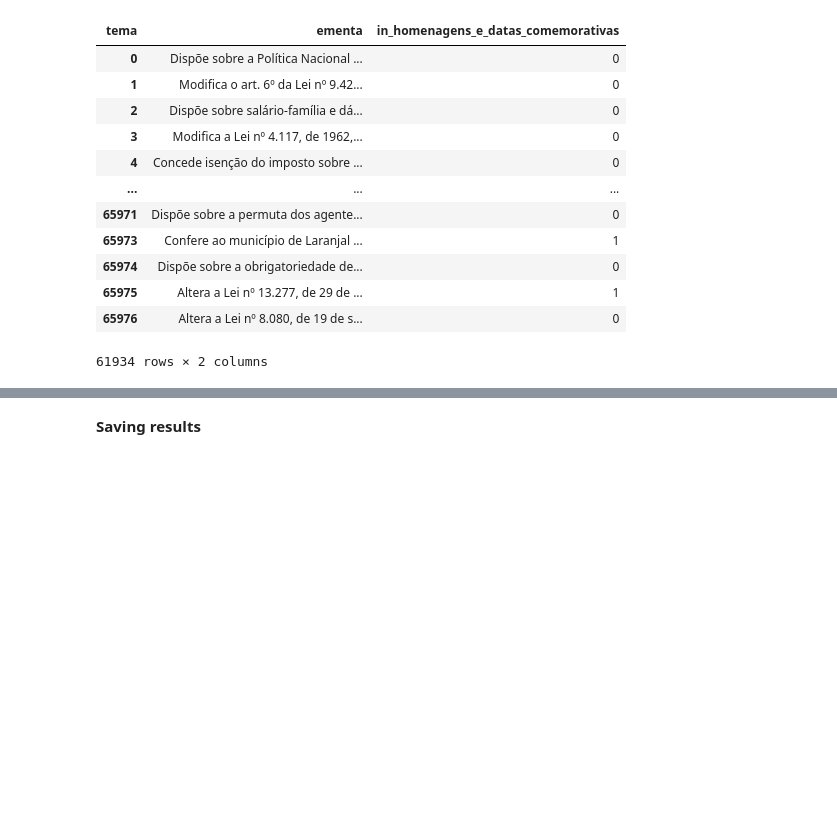
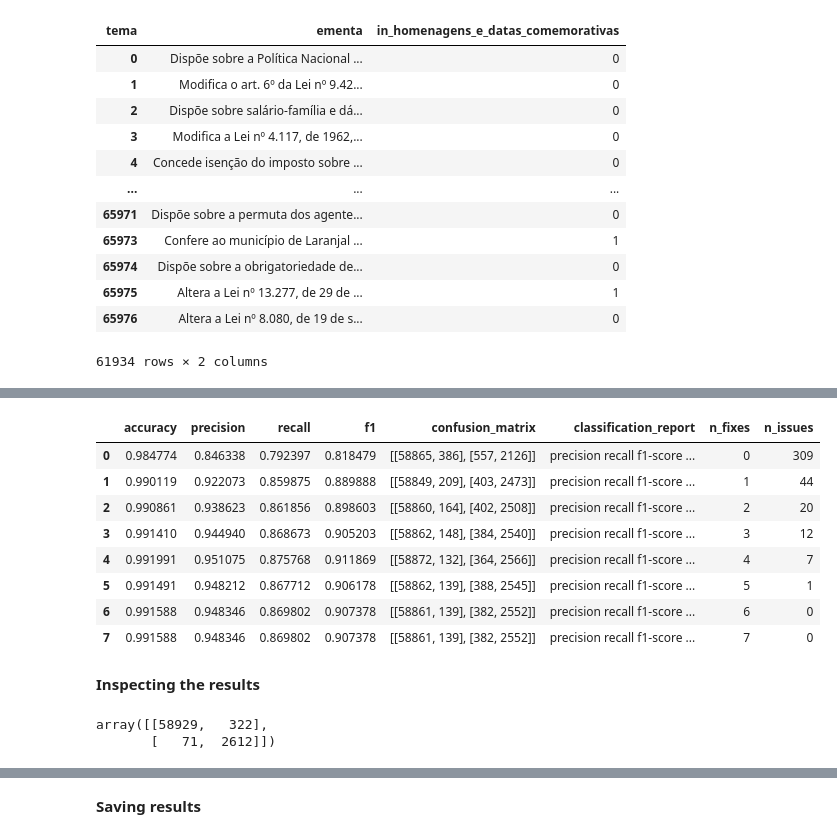
Before and after one commit to jaumpedro214/data-analysis-camara-federal-pls, a Jupyter notebook: experiments/confident_learning/confident_learning.ipynb, the cells around one changed output, grey strips where cells are left out. Cells and saved outputs as stored; diff of their text form; code cells hidden in the pictures; blank space fills up the shorter version.

Commit message:
FEAT: Update labels 8x

```diff
--- a/experiments/confident_learning/confident_learning.ipynb
+++ b/experiments/confident_learning/confident_learning.ipynb
@@ -225,7 +225,7 @@ df_pls_theme
 61934 rows × 2 columns
 # %%
 metrics = []
-N_FIXES = 6
+N_FIXES = 8
 df = df_pls_theme.copy()
 df[IN_BINARY_CLASS+'_0'] = df[IN_BINARY_CLASS]
 
@@ -309,0 +322,23 @@ Audit complete. 684 issues found in the dataset.
+# %%
+df_metrics_results = pd.DataFrame(metrics)
+df_metrics_results
+# %% [output]
+|  | accuracy | precision | recall | f1 | confusion_matrix | classification_report | n_fixes | n_issues |
+| 0 | 0.984774 | 0.846338 | 0.792397 | 0.818479 | [[58865, 386], [557, 2126]] | precision recall f1-score ... | 0 | 309 |
+| 1 | 0.990119 | 0.922073 | 0.859875 | 0.889888 | [[58849, 209], [403, 2473]] | precision recall f1-score ... | 1 | 44 |
+| 2 | 0.990861 | 0.938623 | 0.861856 | 0.898603 | [[58860, 164], [402, 2508]] | precision recall f1-score ... | 2 | 20 |
+| 3 | 0.991410 | 0.944940 | 0.868673 | 0.905203 | [[58862, 148], [384, 2540]] | precision recall f1-score ... | 3 | 12 |
+| 4 | 0.991991 | 0.951075 | 0.875768 | 0.911869 | [[58872, 132], [364, 2566]] | precision recall f1-score ... | 4 | 7 |
+| 5 | 0.991491 | 0.948212 | 0.867712 | 0.906178 | [[58862, 139], [388, 2545]] | precision recall f1-score ... | 5 | 1 |
+| 6 | 0.991588 | 0.948346 | 0.869802 | 0.907378 | [[58861, 139], [382, 2552]] | precision recall f1-score ... | 6 | 0 |
+| 7 | 0.991588 | 0.948346 | 0.869802 | 0.907378 | [[58861, 139], [382, 2552]] | precision recall f1-score ... | 7 | 0 |
+# %% [markdown]
+**Inspecting the results**
+# %%
+confusion_matrix(
+    df_clean_labels[IN_BINARY_CLASS+'_original'],
+    df_clean_labels[IN_BINARY_CLASS+'_fixed']
+)
+# %% [output]
+array([[58929,   322],
+       [   71,  2612]])
```
Also changed, not shown: parts of 6 cells of this notebook, 1 other file.
